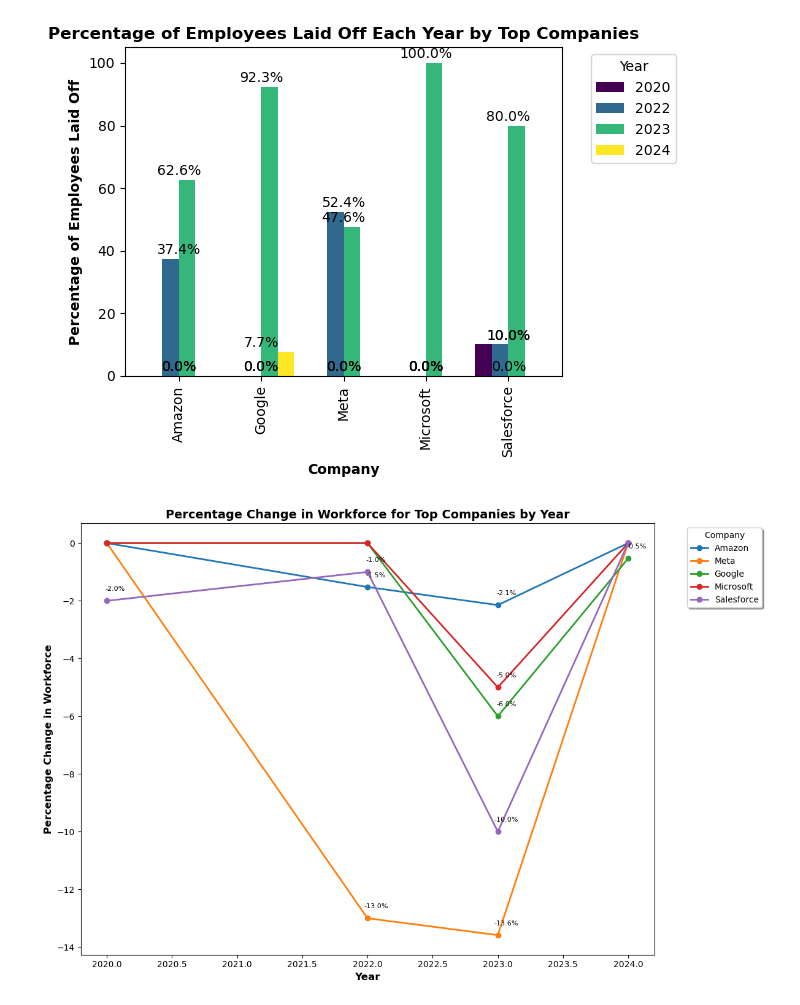
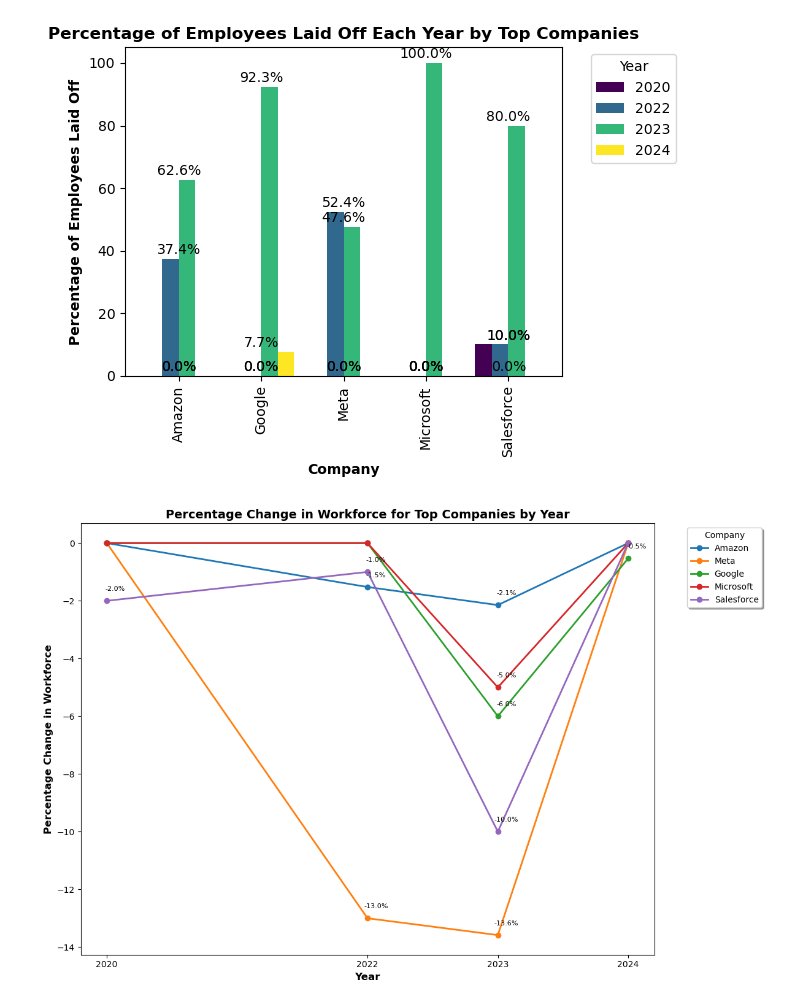
Before and after one commit to cschneggenburger/group-2-project-1, a Jupyter notebook: Big_Tech_Layoffs_Dylan.ipynb, the cells around one changed output. Cells and saved outputs as stored; diff of their text form; code cells hidden in the pictures.

```diff
--- a/Big_Tech_Layoffs_Dylan.ipynb
+++ b/Big_Tech_Layoffs_Dylan.ipynb
@@ -229,31 +291,33 @@ df_percentage_change_yearly = df_percentage_change_yearly.groupby(
 # Fill missing values with 0
 df_percentage_change_yearly = df_percentage_change_yearly.fillna(0)
 
 # Set color palette
 colors = ['#1f77b4', '#ff7f0e', '#2ca02c', '#d62728', '#9467bd']
 
 # Plotting the line chart for percentage change
 plt.figure(figsize=(12, 8))
 for idx, company in enumerate(top_companies):
     plt.plot(df_percentage_change_yearly.index, df_percentage_change_yearly[company], label=company, color=colors[idx], linewidth=2, marker='o')
 
 
 
 # Adding labels for each point of change
 for company in top_companies:
     for year, change in df_percentage_change_yearly[company].items():
         if change != 0:  # Add annotation only if there's a change
             plt.annotate(f'{change:.1f}%', xy=(year, change), xytext=(10, 10), textcoords='offset points', ha='center', va='bottom', fontsize=8, color='black')
 
 # Adding labels and title
 plt.xlabel('Year', fontweight='bold', fontsize=12)
 plt.ylabel('Percentage Change in Workforce', fontweight='bold', fontsize=12)
 plt.title('Percentage Change in Workforce for Top Companies by Year', fontweight='bold', fontsize=14)
 
 # Adding legend with shadow and rounded corners
 plt.legend(title='Company', bbox_to_anchor=(1.05, 1), loc='upper left', shadow=True, fancybox=True)
 
+plt.xticks(df_percentage_change_yearly.index[::])
+
 plt.tight_layout()
 plt.show()
 # %% [output]
-[figure, old version]
+[figure, new version]
```
Also changed, not shown: parts of 10 cells of this notebook, 4 other files.
